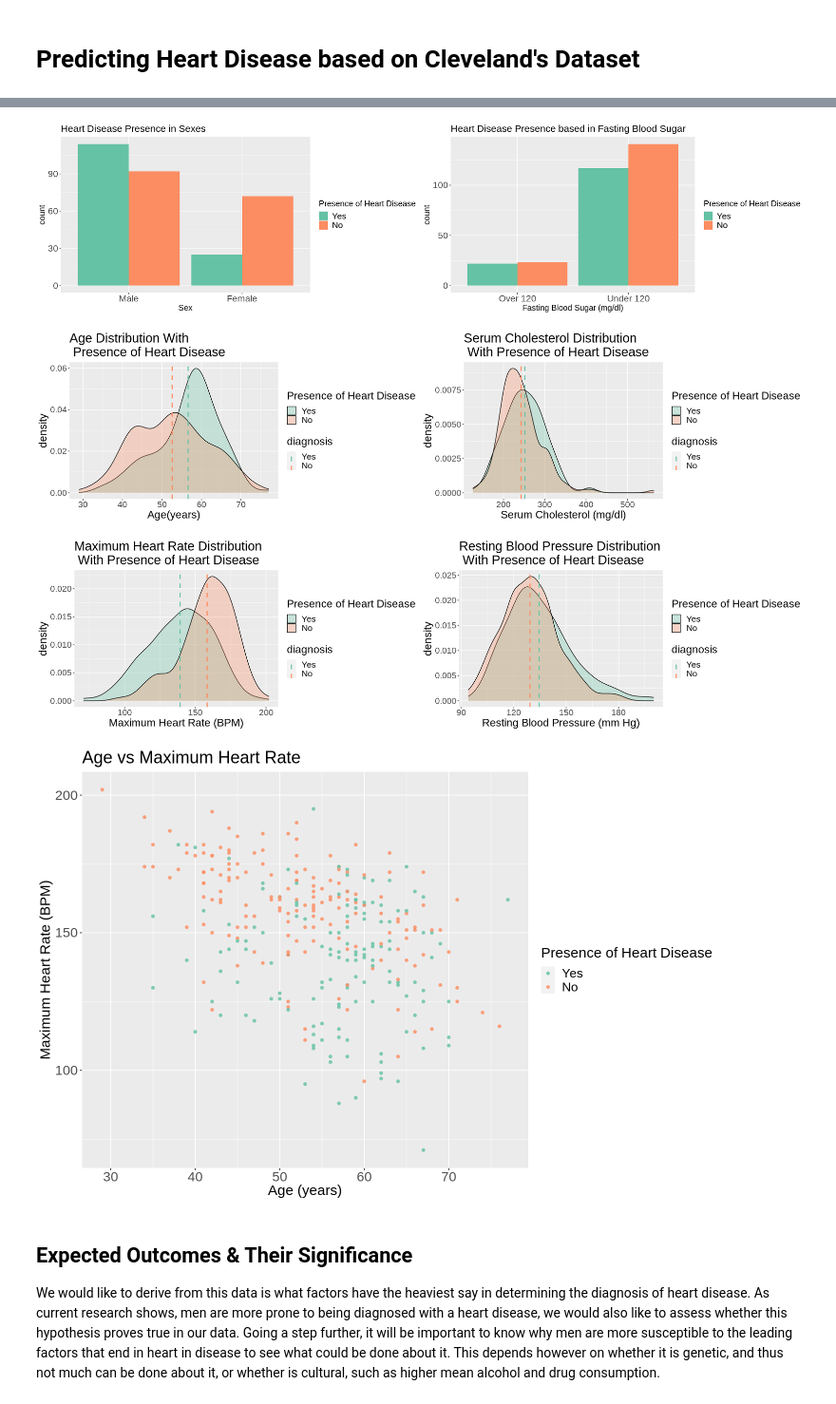
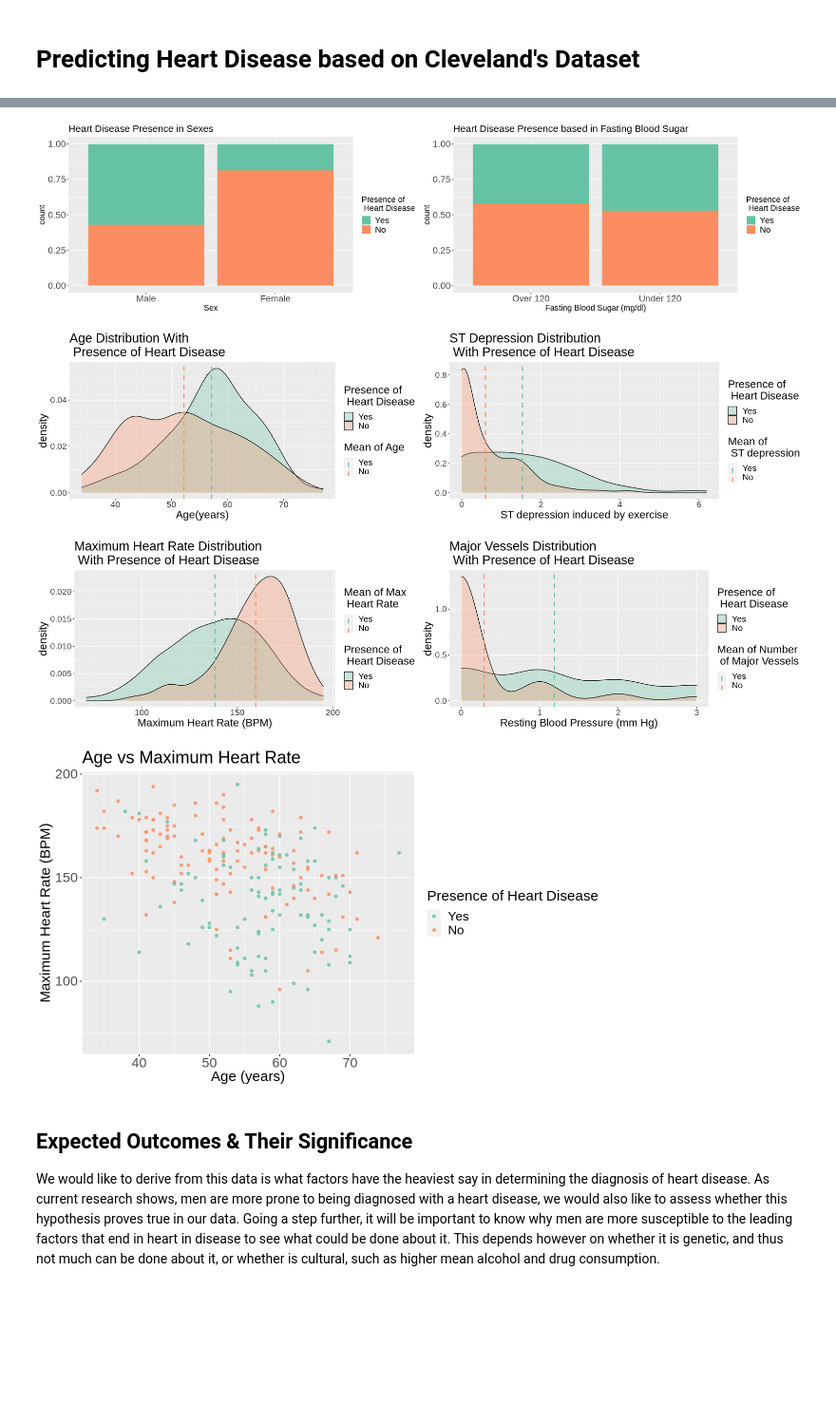
Before and after one commit to laurent-mt/dsci100project, a Jupyter notebook: code.ipynb, the cells around one changed output, grey strips where cells are left out. Shown: that part at 95% size. Cells and saved outputs as stored; diff of their text form; code cells hidden in the pictures; blank space fills up the shorter version.

```diff
--- a/code.ipynb
+++ b/code.ipynb
@@ -38,9 +28,8 @@ heart <- read_csv("https://archive.ics.uci.edu/ml/machine-learning-databases/hea
                                 "slope", "nmajorvessels", "thalassemia",
                                 "diagnosis"))                               %>%
          mutate(diagnosis = as_factor(diagnosis))                           %>%
-         select(age, sex, restbps, cholesterolserum,
+         select(age, sex, oldpeak, nmajorvessels,
                 fastingbs, maxheartrate, diagnosis)
-
 head(heart)
 
 #Looking at how many missing values are in each variable:
@@ -78,0 +68,7 @@ A tibble: 6 × 7
+# %%
+#A closer look shows that nmajorvessels has 4 NA values that should be filtered.
+heart$nmajorvessels
+heart_filtered <- heart %>%
+filter(nmajorvessels != "?")
+
+head(heart_filtered)
@@ -103,12 +127,12 @@ A tibble: 6 × 7
 # %%
 #Looking at the means/ratio of each predictor for each type of diagnosis.
-group_summary <- heart_disease %>%
+group_summary <- heart_train %>%
   group_by(diagnosis) %>%
   summarize(size = n(),
             age_mean = mean(age),
             maxheartrate_mean = mean(maxheartrate),
-            cholesterolserum_mean = mean(cholesterolserum),
-            restbps_mean = mean(restbps),
+            oldpeak_mean = mean(oldpeak),
+            nmajorvessels_mean = mean(nmajorvessels),
             sex_fraction_female = sum(sex == "Female")/n(),
             sex_fraction_male = sum(sex == "Male")/n(),
 fastingbs_fraction_over_120 = sum(fastingbs == "Over 120")/n(),
@@ -135,11 +159,11 @@ A tibble: 1 × 4
 # %%
-#Visualizing different relevant plots.
+#Visualizing different relevant plots with training data.
 options(repr.plot.width = 20, repr.plot.height = 5)
 
 #Plotting a bar graph looking at presence of heart disease based in the sex.
-sex_plot <- ggplot(heart_disease, aes(x = sex, fill = diagnosis))           +
-             geom_bar(position = "dodge")                                   +
-             labs(x = "Sex", fill = "Presence of Heart Disease")            +
+sex_plot <- ggplot(heart_train, aes(x = sex, fill = diagnosis))             +
+             geom_bar(position = "fill")                                   +
+             labs(x = "Sex", fill = "Presence of \n Heart Disease")            +
              ggtitle("Heart Disease Presence in Sexes")                     +
              theme(text = element_text(size = 20),
                    axis.text.x = element_text(size = 17),
@@ -148,10 +172,10 @@ sex_plot <- ggplot(heart_disease, aes(x = sex, fill = diagnosis))           +
              scale_fill_brewer(palette = "Set2")
 
 #Plotting a bar graph looking at presence of heart disease based on fasting blood sugar level.
-bs_plot  <- ggplot(heart_disease, aes(x = fastingbs, fill = diagnosis))     +
-             geom_bar(position = "dodge")                                   +
+bs_plot  <- ggplot(heart_train, aes(x = fastingbs, fill = diagnosis))       +
+             geom_bar(position = "fill")                                   +
              labs(x = "Fasting Blood Sugar (mg/dl)",
-                  fill = "Presence of Heart Disease")                       +
+                  fill = "Presence of \n Heart Disease")                       +
              ggtitle("Heart Disease Presence based in Fasting Blood Sugar") +
              theme(text = element_text(size = 20),
                    axis.text.x = element_text(size = 17),
@@ -160,73 +184,73 @@ bs_plot  <- ggplot(heart_disease, aes(x = fastingbs, fill = diagnosis))     +
              scale_fill_brewer(palette = "Set2")
 
 #Looking at age distribution
-age_plot <- ggplot(heart_disease, aes(x = age, fill = diagnosis)) +
+age_plot <- ggplot(heart_train, aes(x = age, fill = diagnosis)) +
 geom_density(alpha = 0.3) +
 geom_vline(data = group_summary, aes(xintercept = age_mean, color = diagnosis),
            linetype = "dashed", size = 1) +
-labs(x = "Age(years)", fill = "Presence of Heart Disease") +
+labs(x = "Age(years)", fill = "Presence of \n Heart Disease", color = "Mean of Age") +
 ggtitle("Age Distribution With \n Presence of Heart Disease") +
 theme(text = element_text(size = 20)) +
 scale_fill_brewer(palette = "Set2") +
 scale_color_brewer(palette = "Set2")
 
-#Looking at serum cholesterol distribution
-chol_plot <- ggplot(heart_disease, aes(x = cholesterolserum, fill = diagnosis)) +
+#Looking at ST depression induced by exercise distribution
+peak_plot <- ggplot(heart_train, aes(x = oldpeak, fill = diagnosis)) +
 geom_density(alpha = 0.3) +
-geom_vline(data = group_summary, aes(xintercept = cholesterolserum_mean, color = diagnosis),
+geom_vline(data = group_summary, aes(xintercept = oldpeak_mean, color = diagnosis),
  linetype="dashed", size=1) +
-labs(x = "Serum Cholesterol (mg/dl)", fill = "Presence of Heart Disease") +
-ggtitle("Serum Cholesterol Distribution \n With Presence of Heart Disease") +
+labs(x = "ST depression induced by exercise", fill = "Presence of \n Heart Disease", color = "Mean of \n ST depression") +
+ggtitle("ST Depression Distribution \n With Presence of Heart Disease") +
 theme(text = element_text(size = 20)) +
  scale_fill_brewer(palette = "Set2") +
 scale_color_brewer(palette = "Set2")
 
 #Looking at maximum heart rate distribution
-heartrate_plot <- ggplot(heart_disease, aes(x = maxheartrate, fill = diagnosis)) +
+heartrate_plot <- ggplot(heart_train, aes(x = maxheartrate, fill = diagnosis)) +
 geom_density(alpha = 0.3)+
 geom_vline(data = group_summary, aes(xintercept = maxheartrate_mean, color = diagnosis),
              linetype="dashed", size=1) +
-labs(x = "Maximum Heart Rate (BPM)", fill = "Presence of Heart Disease") +
+labs(x = "Maximum Heart Rate (BPM)", fill = "Presence of \n Heart Disease", color = "Mean of Max \n Heart Rate") +
 ggtitle("Maximum Heart Rate Distribution \n With Presence of Heart Disease") +
 theme(text = element_text(size = 20)) +
  scale_fill_brewer(palette = "Set2") +
 scale_color_brewer(palette = "Set2")
 
 #Looking at resting blood pressure distribution
-bp_plot<- ggplot(heart_disease, aes(x = restbps, fill = diagnosis)) +
+vessel_plot<- ggplot(heart_train, aes(x = nmajorvessels, fill = diagnosis)) +
 geom_density(alpha = 0.3) +
-geom_vline(data = group_summary, aes(xintercept = restbps_mean, color = diagnosis),
+geom_vline(data = group_summary, aes(xintercept = nmajorvessels_mean, color = diagnosis),
 linetype="dashed", size=1) +
-labs(x = "Resting Blood Pressure (mm Hg)", fill = "Presence of Heart Disease") +
-ggtitle("Resting Blood Pressure Distribution \n With Presence of Heart Disease") +
+labs(x = "Resting Blood Pressure (mm Hg)", fill = "Presence of \n Heart Disease", color = "Mean of Number \n of Major Vessels") +
+ggtitle("Major Vessels Distribution \n With Presence of Heart Disease") +
 theme(text = element_text(size = 20)) +
 scale_fill_brewer(palette = "Set2") +
 scale_color_brewer(palette = "Set2")
 
 plot_grid(sex_plot, bs_plot, ncol = 2)
-plot_grid(age_plot, chol_plot, ncol = 2)
-plot_grid(heartrate_plot, bp_plot, ncol = 2)
+plot_grid(age_plot, peak_plot, ncol = 2)
+plot_grid(heartrate_plot, vessel_plot, ncol = 2)
 
 #Plotting a scatter plot with Age vs Maximum Heart Rate
-age_heart <- ggplot(heart_disease, aes(x = age, y = maxheartrate,
+age_heart <- ggplot(heart_train, aes(x = age, y = maxheartrate,
                                        color = diagnosis))                  +
               geom_point(alpha = 0.8)                                       +
               labs(x = "Age (years)", y = "Maximum Heart Rate (BPM)",
                    color = "Presence of Heart Disease")                     +
               ggtitle("Age vs Maximum Heart Rate")                          +
               theme(text = element_text(size = 20),
                     axis.text.x = element_text(size = 17),
                     axis.text.y = element_text(size = 17),
                     title       = element_text(size = 18))                  +
               scale_color_brewer(palette = "Set2")
 
-options(repr.plot.width = 12, repr.plot.height = 8)
+options(repr.plot.width = 10, repr.plot.height = 6)
 age_heart
 # %% [output]
-[figure, old version]
+[figure, new version]
-[figure, old version]
+[figure, new version]
-[figure, old version]
+[figure, new version]
-[figure, old version]
+[figure, new version]
 # %% [markdown]
 ## Expected Outcomes & Their Significance
 
```
Also changed, not shown: parts of 9 cells of this notebook.
